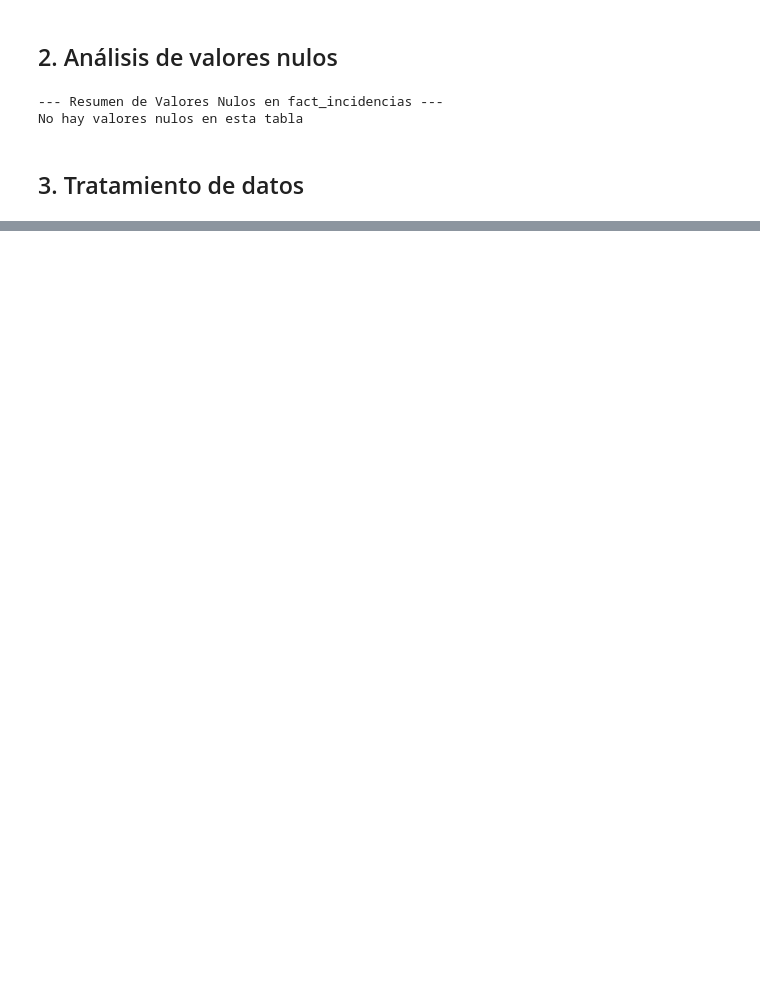
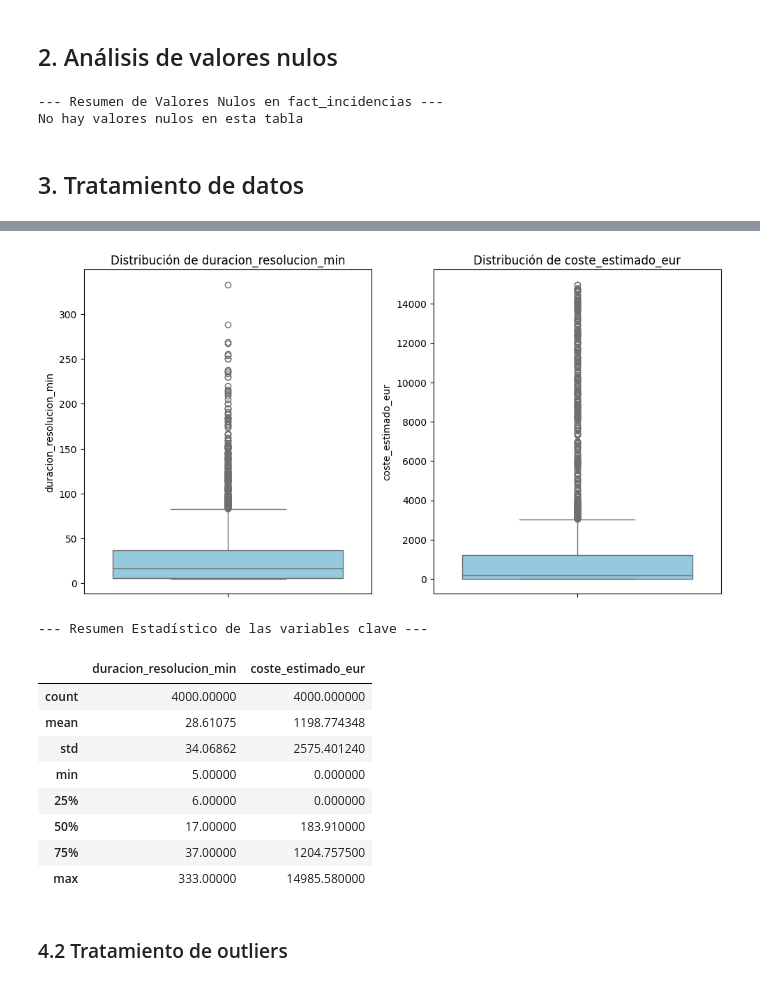
Before and after one commit to databaandsc/MetroBus_Analytics, a Jupyter notebook: 01_eda.ipynb, the cells around one changed output, grey strips where cells are left out. Saved outputs shown, nothing was run; the diff lists cells and outputs as text; code cells hidden in the pictures; blank space fills up the shorter version.

Commit message:
feat(eda): limpieza de costes, graficos de mantenimiento y conclusiones finales

```diff
--- a/01_eda.ipynb
+++ b/01_eda.ipynb
@@ -577,0 +622,34 @@ display(df_incidencias[['fecha', 'mes']].sample(5))
+# %%
+# 1. Seleccionamos las columnas de interés para la visualización
+columnas_outliers = ['duracion_resolucion_min',
+                     'coste_estimado_eur']
+
+# 2. Configuración visual
+plt.figure(figsize=(15, 10))
+
+# El bucle recorre nuestras columnas y pinta un Boxplot (gráfico de caja) para cada una
+for i, col in enumerate(columnas_outliers, 1):
+    plt.subplot(2, 3, i) # Crea una cuadrícula de 2 filas por 3 columnas
+    sns.boxplot(y=df_incidencias[col], color='skyblue')
+    plt.title(f'Distribución de {col}')
+
+plt.tight_layout() # Ajusta los márgenes automáticamente para que no se pisen
+plt.show()
+
+# 3. Resumen estadístico de las variables clave
+print("\n--- Resumen Estadístico de las variables clave ---")
+display(df_incidencias[columnas_outliers].describe())
+# %% [output]
+[figure, added]
+--- Resumen Estadístico de las variables clave ---
+|  | duracion_resolucion_min | coste_estimado_eur |
+| count | 4000.00000 | 4000.000000 |
+| mean | 28.61075 | 1198.774348 |
+| std | 34.06862 | 2575.401240 |
+| min | 5.00000 | 0.000000 |
+| 25% | 6.00000 | 0.000000 |
+| 50% | 17.00000 | 183.910000 |
+| 75% | 37.00000 | 1204.757500 |
+| max | 333.00000 | 14985.580000 |
+# %% [markdown]
+### 4.2 Tratamiento de outliers
```
Also changed, not shown: parts of 23 cells of this notebook.
